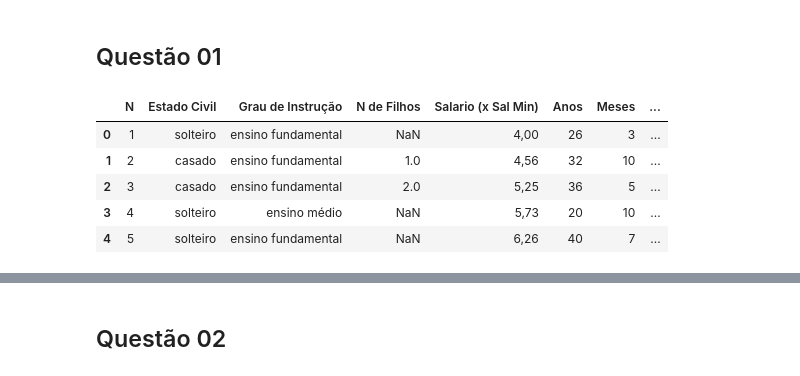
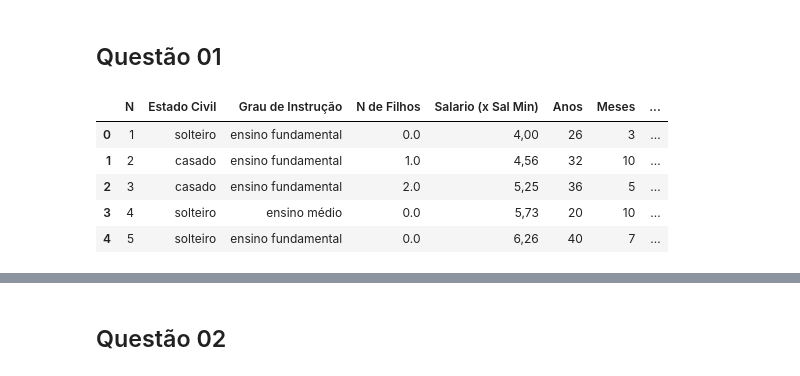
Before and after one commit to rubemkalebe/statistics, a Jupyter notebook: Estatística Descritiva/Lista I (Respostas).ipynb, the cells around one changed output, grey strips where cells are left out. Cells and saved outputs as stored; diff of their text form; code cells hidden in the pictures.

```diff
--- a/Estatística Descritiva/Lista I (Respostas).ipynb
+++ b/Estatística Descritiva/Lista I (Respostas).ipynb
@@ -10,13 +11,16 @@ import pandas as pd
 # %%
 # Importando dataset da Tabela 2.1: Informações sobre estado civil, grau de instrução,
 # número de filhos, salário, idade e procedência de 36 empregados da seção de orçamentos da Companhia MB
 dataset = pd.read_csv('data/tabela2_1.csv', encoding = 'latin1')
 
+dataset['Idade'] = [(int(x) + int(y)*0.1) for x,y in zip(dataset['Anos'], dataset['Meses'])]
+dataset['N de Filhos'].fillna(0, inplace = True)
+
 dataset.head(5)
 # %% [output]
 |  | N | Estado Civil | Grau de Instrução | N de Filhos | Salario (x Sal Min) | Anos | Meses | ... |
-| 0 | 1 | solteiro | ensino fundamental | NaN | 4,00 | 26 | 3 | ... |
+| 0 | 1 | solteiro | ensino fundamental | 0.0 | 4,00 | 26 | 3 | ... |
 | 1 | 2 | casado | ensino fundamental | 1.0 | 4,56 | 32 | 10 | ... |
 | 2 | 3 | casado | ensino fundamental | 2.0 | 5,25 | 36 | 5 | ... |
-| 3 | 4 | solteiro | ensino médio | NaN | 5,73 | 20 | 10 | ... |
-| 4 | 5 | solteiro | ensino fundamental | NaN | 6,26 | 40 | 7 | ... |
+| 3 | 4 | solteiro | ensino médio | 0.0 | 5,73 | 20 | 10 | ... |
+| 4 | 5 | solteiro | ensino fundamental | 0.0 | 6,26 | 40 | 7 | ... |
```
Also changed, not shown: parts of 24 cells of this notebook, 1 other file.
